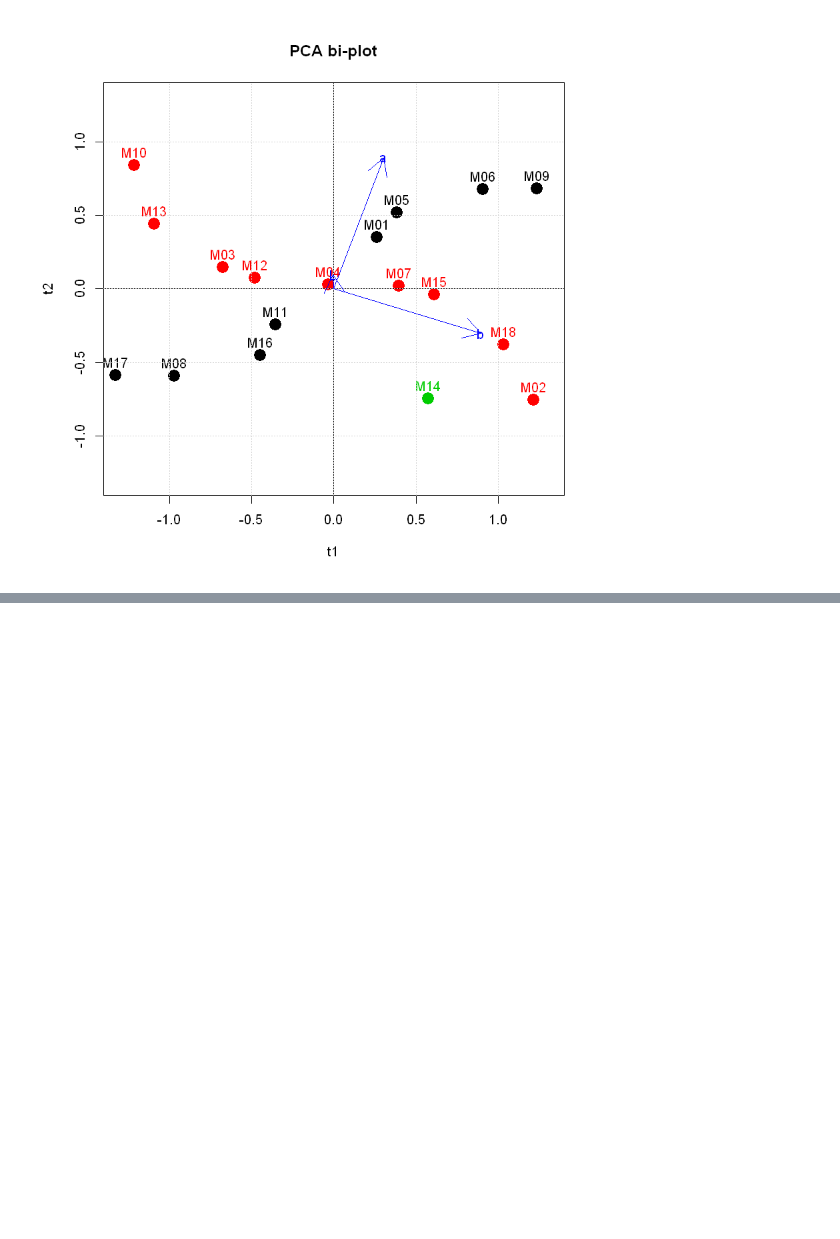
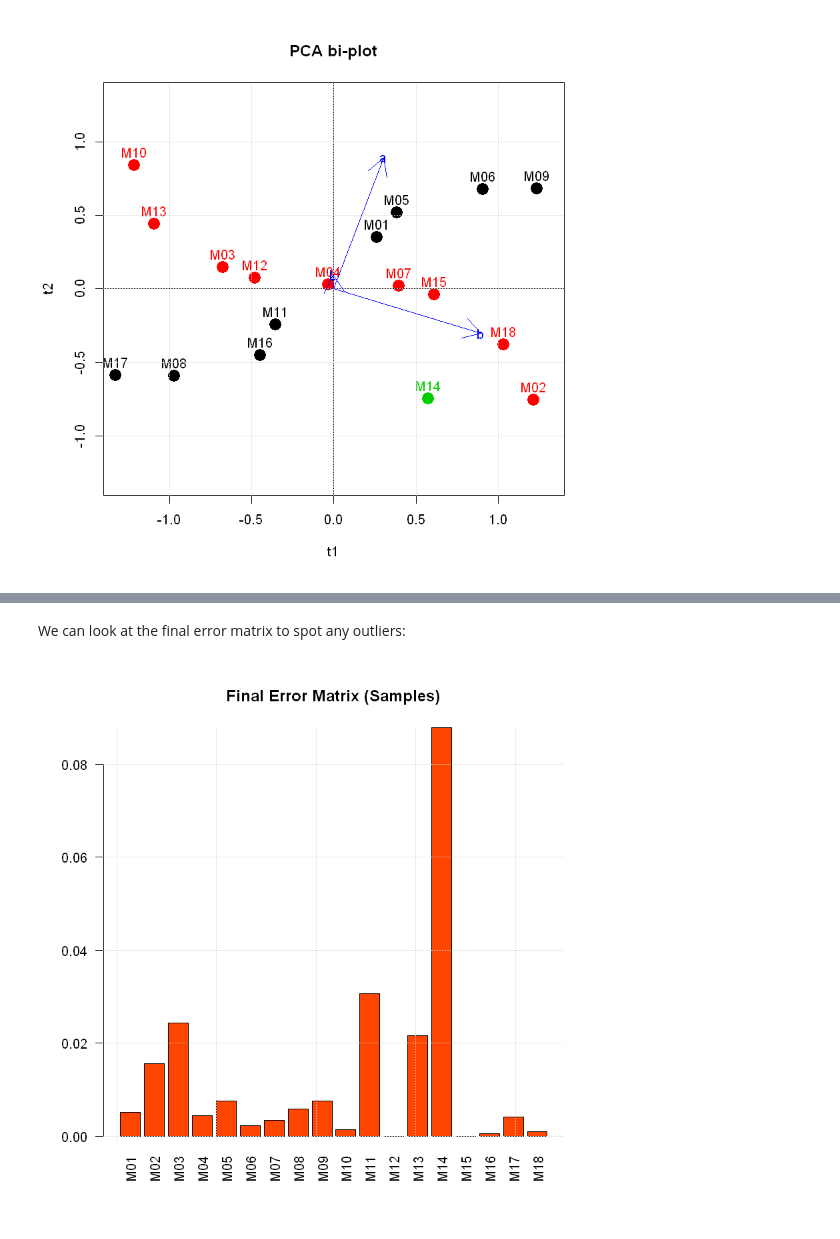
Before and after one commit to darkeclipz/multivariate-statistiek, a Jupyter notebook: PCA spirals.ipynb, the cells around one changed output, grey strips where cells are left out. Cells and saved outputs as stored; diff of their text form; code cells hidden in the pictures; blank space fills up the shorter version.

```diff
--- a/PCA spirals.ipynb
+++ b/PCA spirals.ipynb
@@ -198,0 +353,9 @@ text(p1*loadingScale,p2*loadingScale,labels=c('L', 'a', 'b'), col='blue')
+# %% [markdown]
+We can look at the final error matrix to spot any outliers:
+# %%
+rownames(E2) = df$Sample
+barplot(rowMeans(E2^2), las=2, col='orangered1')
+grid()
+title(main="Final Error Matrix (Samples)")
+# %% [output]
+[figure, added]
```
Also changed, not shown: parts of 50 cells of this notebook.
